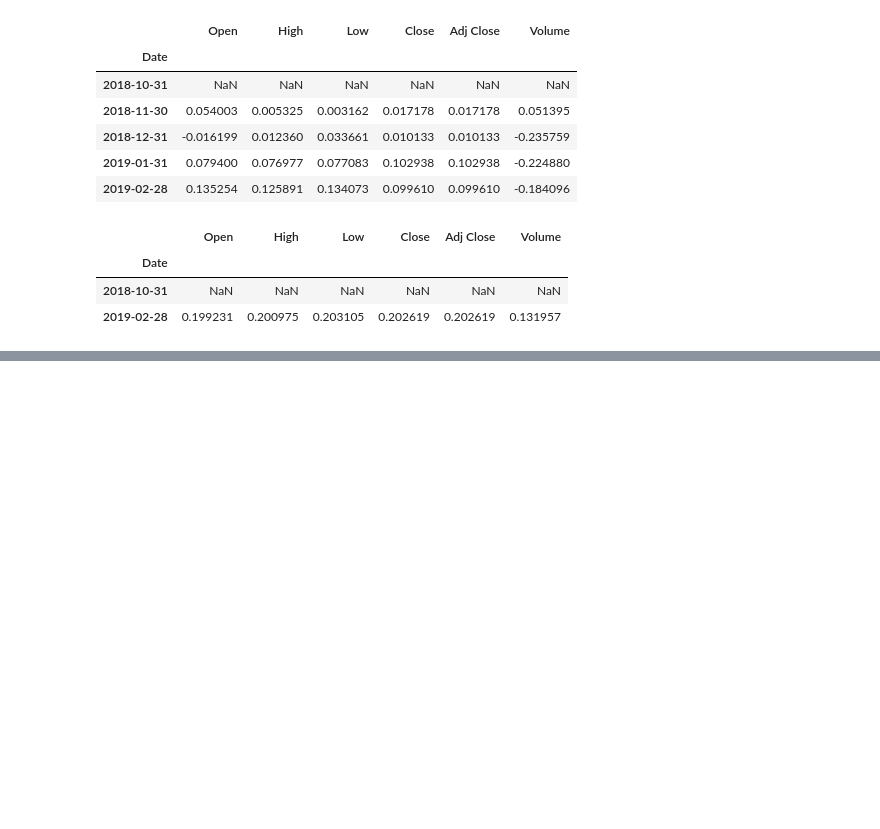
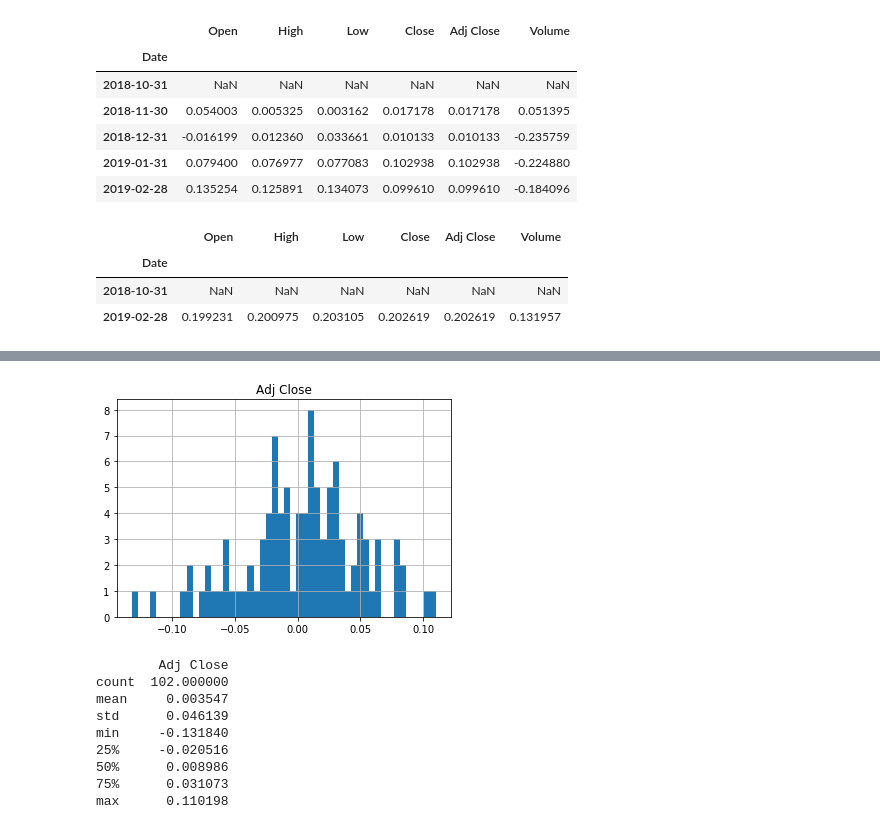
Before and after one commit to khzt2004/Python, a Jupyter notebook: Python for Finance.ipynb, the cells around one changed output, grey strips where cells are left out. Saved outputs shown, nothing was run; the diff lists cells and outputs as text; code cells hidden in the pictures; blank space fills up the shorter version.

```diff
--- a/Python for Finance.ipynb
+++ b/Python for Finance.ipynb
@@ -167,3 +167,9 @@ quarter.pct_change()
 | Date |  |  |  |  |  |  |
 | 2018-10-31 | NaN | NaN | NaN | NaN | NaN | NaN |
 | 2019-02-28 | 0.199231 | 0.200975 | 0.203105 | 0.202619 | 0.202619 | 0.131957 |
+# %%
+# Daily returns
+daily_pct_c = daily_close / daily_close.shift(1) - 1
+
+# Print `daily_pct_c`
+print(daily_pct_c)
@@ -169,0 +194,23 @@ quarter.pct_change()
+# %%
+# Import matplotlib
+import matplotlib.pyplot as plt
+
+# Plot the distribution of `daily_pct_c`
+daily_pct_c.hist(bins=50)
+
+# Show the plot
+plt.show()
+
+# Pull up summary statistics
+print(daily_pct_c.describe())
+# %% [output]
+[figure, added]
+        Adj Close
+count  102.000000
+mean     0.003547
+std      0.046139
+min     -0.131840
+25%     -0.020516
+50%      0.008986
+75%      0.031073
+max      0.110198
```
Also changed, not shown: parts of 18 cells of this notebook.
